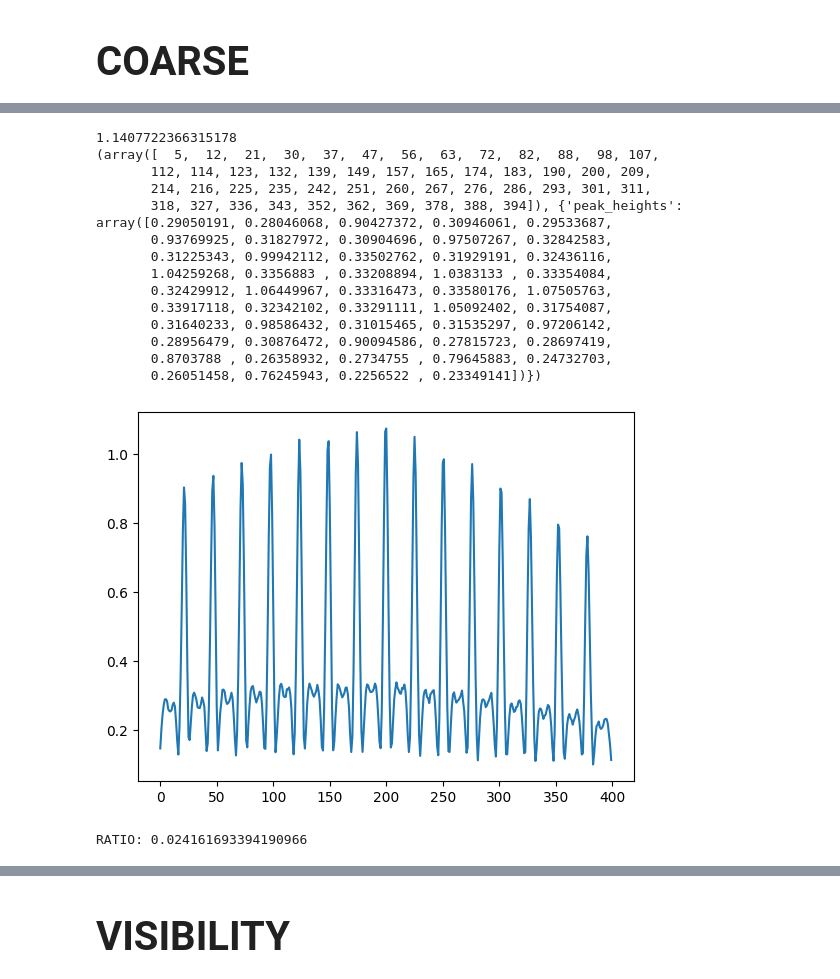
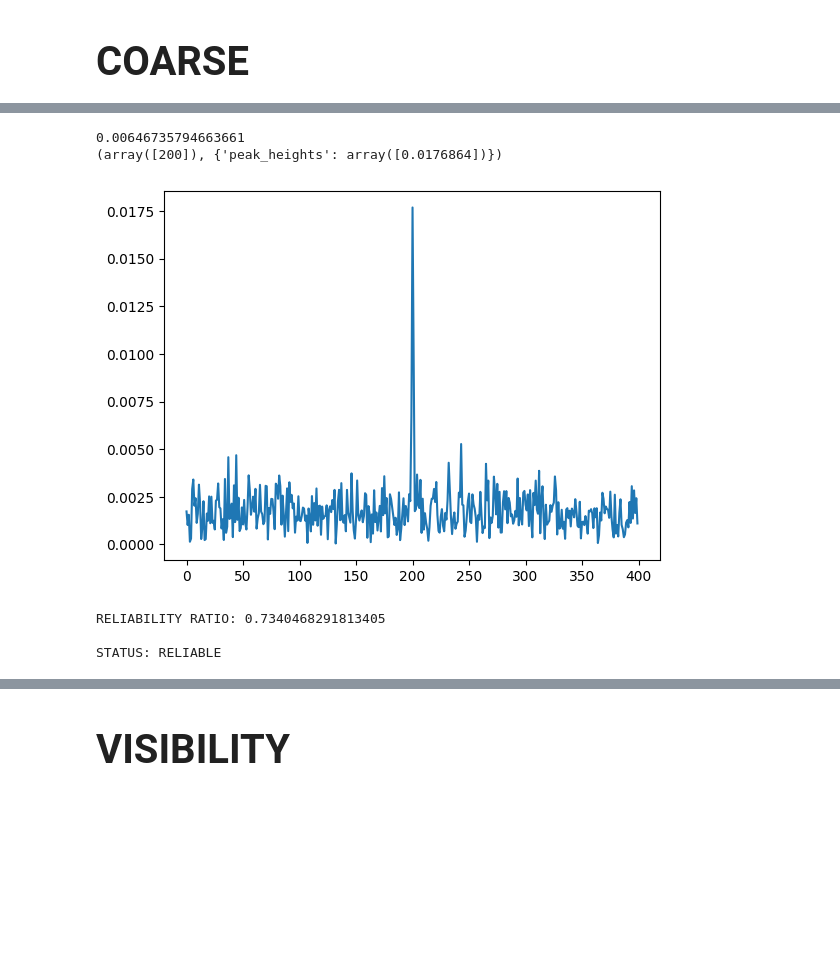
Before and after one commit to ALBATROS-Experiment/albatros_analysis, a Jupyter notebook: scripts/sat_filtering_cxcorr.ipynb, the cells around one changed output, grey strips where cells are left out. Drawn from its saved outputs; the diff is of its cells as text; code cells hidden in the pictures; blank space fills up the shorter version.

Commit message:
made satellite detection flags that work, and sat_filtering usable for all inputs to troubleshoot a satellite misidenfitication

```diff
--- a/scripts/sat_filtering_cxcorr.ipynb
+++ b/scripts/sat_filtering_cxcorr.ipynb
@@ -91,7 +91,7 @@ Start with basic hard-coded stuff (to make config later)
 
 T_SPECTRA = 4096/250e6
 
-global_start_time = 1721800002
+
 visibility_window = 1000
 
 c_acclen = 10**6
@@ -103,8 +103,29 @@ V_T_ACCLEN = v_acclen* T_SPECTRA
 c_nchunks = int((visibility_window)/C_T_ACCLEN)
 v_nchunks = int((visibility_window)/V_T_ACCLEN)
 
-a1_path = "/scratch/s/sievers/mohanagr/mars1_2024/baseband/"
-a2_path = "/scratch/s/sievers/mohanagr/mars2_2024/baseband/"
+
+#----------tester batch from manual_xcorr---------------
+
+#a1_path = "/scratch/s/sievers/mohanagr/mars1_2024/baseband/"
+#a2_path = "/scratch/s/sievers/mohanagr/mars2_2024/baseband/"
+
+#a1_coords = [79+25.031/60, -90-46.041/60, 189]  # MARS 1
+#a2_coords = [79+25.033/60, -90-45.531/60, 176]  # MARS 2
+#tle_path = outils.get_tle_file(1721800002, "/project/s/sievers/mohanagr/OCOMM_TLES")
+
+#global_start_time = 1721800002
+
+#---------satellite_detection tester batch---------------
+
+a1_coords = [79.41718333333333, -90.76735, 189]
+a2_coords = [79.41721666666666, -90.75885, 176]
+
+a1_path = "/project/s/sievers/albatros/mars/202307/baseband/stn_1_central"
+a2_path = "/project/s/sievers/albatros/mars/202307/baseband/stn_2_east"
+
+global_start_time = 1699625045
+
+
 
 dir_parents = []
 dir_parents.append(a1_path)
@@ -112,7 +133,7 @@ dir_parents.append(a2_path)
 
 a1_coords = [79+25.031/60, -90-46.041/60, 189]  # MARS 1
 a2_coords = [79+25.033/60, -90-45.531/60, 176]  # MARS 2
-tle_path = outils.get_tle_file(1721800002, "/project/s/sievers/mohanagr/OCOMM_TLES")
+tle_path = outils.get_tle_file(global_start_time, "/project/s/sievers/mohanagr/OCOMM_TLES")
 
 coords = []
 coords.append(a1_coords)
@@ -128,7 +147,9 @@ Mock Filtered Pass List
+# %%
+filtered_pulses = [ [[ 0,215 ], 33591 ] , [[ 505, 765 ], 28654 ] , [[ 1815, 2250 ],  57166] , [[ 4400, 4730 ], 44387 ], [[4730, 4940], 25338], [[4940, 5260], 25338], [[7840, 8350], 57166]]
 # %%
-filtered_pulses = [[[ 715, 1110], 28654], [[4950, 5270], 59051], [[7000, 7145], 28654], [[8615, 8970], 44387], [[10975, 11440], 59051], [[14630, 15110], 44387], [[17005, 17530], 59051], [[20650, 21180], 44387], [[22070, 22425], 25338], [[23025, 23570], 59051], [[23875, 24005], 57166], [[26665, 27205], 44387], [[27945, 28075], 33591], [[28075, 28275], 33591], [[28275, 28555], 25338], [[29040, 29580], 59051], [[29855, 30240], 57166], [[31685, 31985], 28654], [[32665, 33205], 44387], [[34005, 34085], 33591], [[34085, 34480], 33591], [[34480, 34615], 25338], [[35040, 35580], 59051], [[35875, 36370], 57166], [[37745, 38210], 28654], [[38660, 39200], 44387], [[40090, 40615], 33591], [[41045, 41590], 59051]]
+#filtered_pulses = [[[ 715, 1110], 28654], [[4950, 5270], 59051], [[7000, 7145], 28654], [[8615, 8970], 44387], [[10975, 11440], 59051], [[14630, 15110], 44387], [[17005, 17530], 59051], [[20650, 21180], 44387], [[22070, 22425], 25338], [[23025, 23570], 59051], [[23875, 24005], 57166], [[26665, 27205], 44387], [[27945, 28075], 33591], [[28075, 28275], 33591], [[28275, 28555], 25338], [[29040, 29580], 59051], [[29855, 30240], 57166], [[31685, 31985], 28654], [[32665, 33205], 44387], [[34005, 34085], 33591], [[34085, 34480], 33591], [[34480, 34615], 25338], [[35040, 35580], 59051], [[35875, 36370], 57166], [[37745, 38210], 28654], [[38660, 39200], 44387], [[40090, 40615], 33591], [[41045, 41590], 59051]]
 # %%
-pulse_idx = 0
+pulse_idx = 6
 # %%
 relative_start_time = filtered_pulses[pulse_idx][0][0]
 pulse_duration_sec = filtered_pulses[pulse_idx][0][1] - filtered_pulses[pulse_idx][0][0]
@@ -288,49 +312,50 @@ plt.tight_layout()
 # %%
-peak_center = c_acclen - (dN - 86568)
+peak_center = c_acclen - (dN - 105639)
 
 #get the data you want to look at
-data = np.abs(xc_corrected[2][peak_center-200: peak_center+200])
+data = np.abs(xc_corrected[4][peak_center-200: peak_center+200])
 plt.plot(data)
 
 #determine the minimum prominence we want
 noise_level = np.std(data)
 desired_snr = 5
 min_prominence = desired_snr * noise_level
 print(min_prominence)
 
 #get our peak information
 
 # make relative !!!!!!!
 peaks_total = sn.find_peaks(data, height=0.01)
 peaks_loud = sn.find_peaks(data, prominence=min_prominence)
 
 print(peaks_total)
 # %% [output]
-1.1407722366315178
-(array([  5,  12,  21,  30,  37,  47,  56,  63,  72,  82,  88,  98, 107,
-       112, 114, 123, 132, 139, 149, 157, 165, 174, 183, 190, 200, 209,
-       214, 216, 225, 235, 242, 251, 260, 267, 276, 286, 293, 301, 311,
-       318, 327, 336, 343, 352, 362, 369, 378, 388, 394]), {'peak_heights': array([0.29050191, 0.28046068, 0.90427372, 0.30946061, 0.29533687,
-       0.93769925, 0.31827972, 0.30904696, 0.97507267, 0.32842583,
-       0.31225343, 0.99942112, 0.33502762, 0.31929191, 0.32436116,
-       1.04259268, 0.3356883 , 0.33208894, 1.0383133 , 0.33354084,
-       0.32429912, 1.06449967, 0.33316473, 0.33580176, 1.07505763,
-       0.33917118, 0.32342102, 0.33291111, 1.05092402, 0.31754087,
-       0.31640233, 0.98586432, 0.31015465, 0.31535297, 0.97206142,
-       0.28956479, 0.30876472, 0.90094586, 0.27815723, 0.28697419,
-       0.8703788 , 0.26358932, 0.2734755 , 0.79645883, 0.24732703,
-       0.26051458, 0.76245943, 0.2256522 , 0.23349141])})
+0.00646735794663661
+(array([200]), {'peak_heights': array([0.0176864])})
-[figure, old version]
+[figure, new version]
 # %%
+peak_location = np.argmax(data)
+peak_data = data[peak_location - 200:peak_location + 200]
+peaks_total = sn.find_peaks(data, height=0.001)
 heights = peaks_total[1]['peak_heights']
 height_indices = np.argsort(heights)
 
 tallest = heights[height_indices[-1]]
-reps = 4
-total = 0
+reps, total = 4, 0
 for i in range(reps):
     total += (tallest - heights[height_indices[-(i+2)]])
-ratio = (total/(tallest * reps))
-print("RATIO:", ratio)
+rel_ratio = (total/(tallest * reps))
+print("\nRELIABILITY RATIO:", rel_ratio)
+
+if rel_ratio < 0.15:
+    sat_label = "UNRELIABLE"
+elif rel_ratio > 0.7:
+    sat_label = "RELIABLE"
+else:
+    sat_label = "UNCLEAR"
+
+print("\nSTATUS:", sat_label)
 # %% [output]
-RATIO: 0.024161693394190966
+RELIABILITY RATIO: 0.7340468291813405
+
+STATUS: RELIABLE
```
Also changed, not shown: parts of 11 cells of this notebook, 4 other files.
